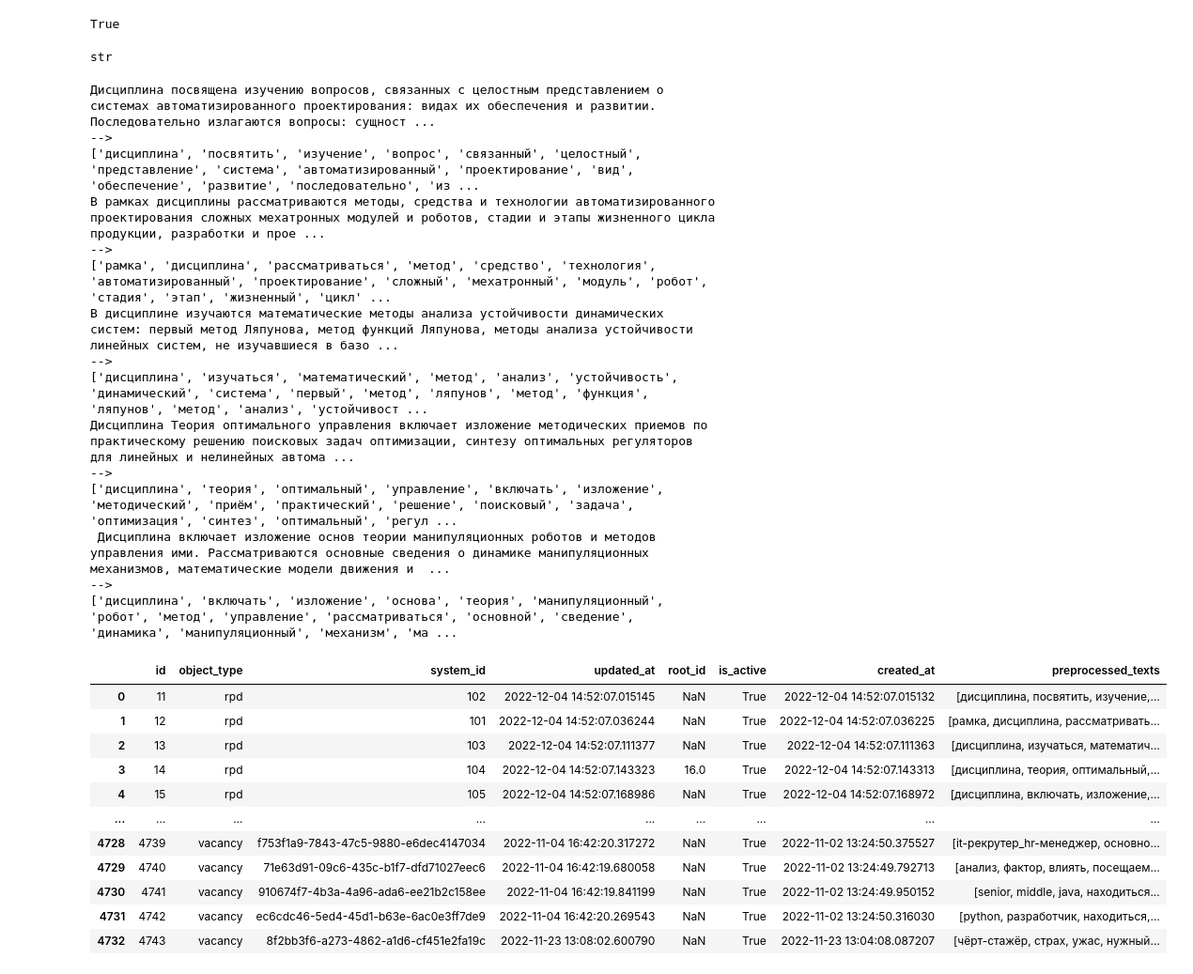
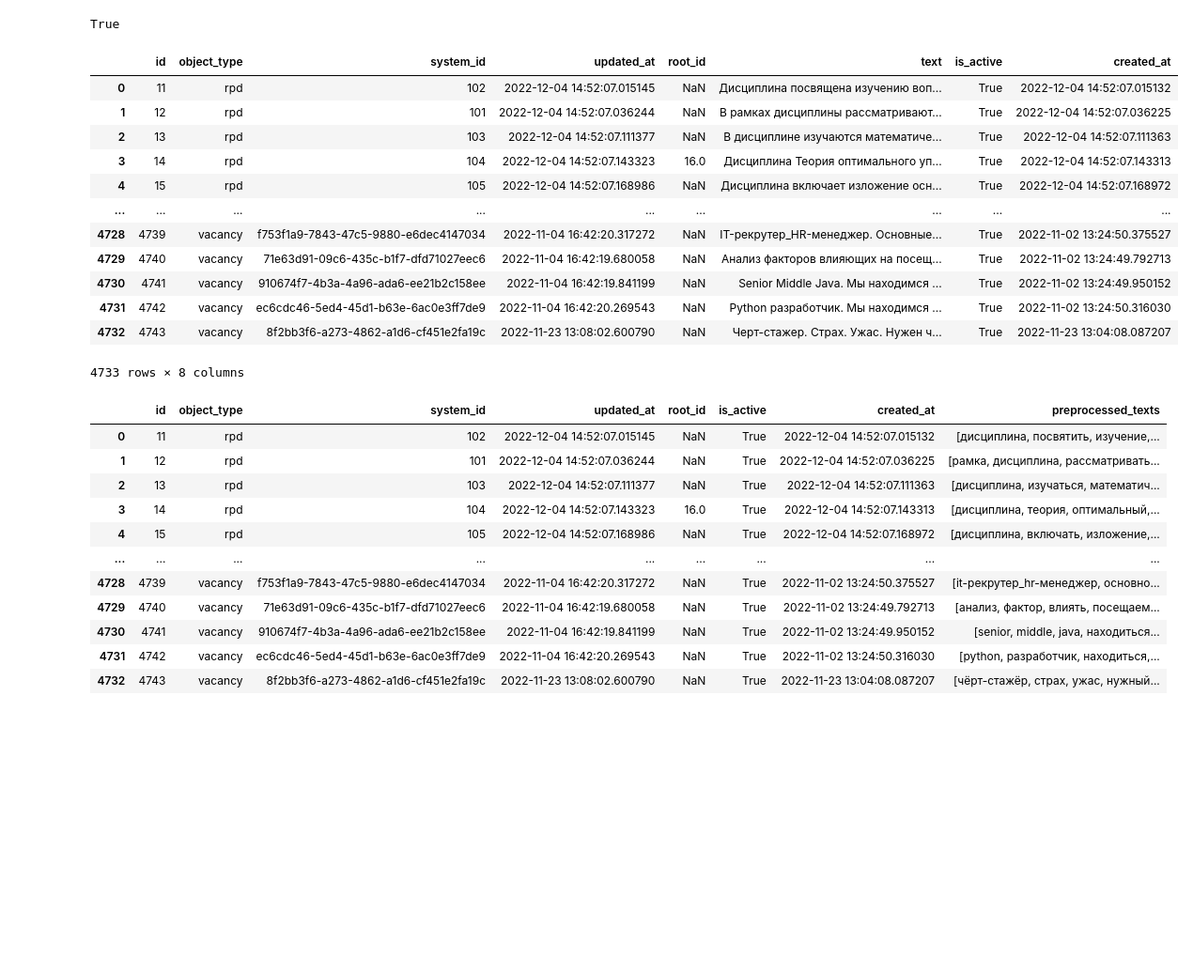
Before and after one commit to Andrexus23/Diploma-NLP, a Jupyter notebook: Notebooks/CompareDocs.ipynb, the cells around one changed output. Shown at 94% size. Drawn from its saved outputs; the diff is of its cells as text; code cells hidden in the pictures; blank space fills up the shorter version.

```diff
--- a/Notebooks/CompareDocs.ipynb
+++ b/Notebooks/CompareDocs.ipynb
@@ -66,32 +63,23 @@ rpds_df = pd.DataFrame(rpds)
 projects_df = pd.DataFrame(projects)
 # %%
 data_df = pd.DataFrame(data)
-# data_df
+data_df
+# %% [output]
+|  | id | object_type | system_id | updated_at | root_id | text | is_active | created_at |
+| 0 | 11 | rpd | 102 | 2022-12-04 14:52:07.015145 | NaN | Дисциплина посвящена изучению воп... | True | 2022-12-04 14:52:07.015132 |
+| 1 | 12 | rpd | 101 | 2022-12-04 14:52:07.036244 | NaN | В рамках дисциплины рассматривают... | True | 2022-12-04 14:52:07.036225 |
+| 2 | 13 | rpd | 103 | 2022-12-04 14:52:07.111377 | NaN | В дисциплине изучаются математиче... | True | 2022-12-04 14:52:07.111363 |
+| 3 | 14 | rpd | 104 | 2022-12-04 14:52:07.143323 | 16.0 | Дисциплина Теория оптимального уп... | True | 2022-12-04 14:52:07.143313 |
+| 4 | 15 | rpd | 105 | 2022-12-04 14:52:07.168986 | NaN | Дисциплина включает изложение осн... | True | 2022-12-04 14:52:07.168972 |
+| ... | ... | ... | ... | ... | ... | ... | ... | ... |
+| 4728 | 4739 | vacancy | f753f1a9-7843-47c5-9880-e6dec4147034 | 2022-11-04 16:42:20.317272 | NaN | IT-рекрутер_HR-менеджер. Основные... | True | 2022-11-02 13:24:50.375527 |
+| 4729 | 4740 | vacancy | 71e63d91-09c6-435c-b1f7-dfd71027eec6 | 2022-11-04 16:42:19.680058 | NaN | Анализ факторов влияющих на посещ... | True | 2022-11-02 13:24:49.792713 |
+| 4730 | 4741 | vacancy | 910674f7-4b3a-4a96-ada6-ee21b2c158ee | 2022-11-04 16:42:19.841199 | NaN | Senior Middle Java. Мы находимся ... | True | 2022-11-02 13:24:49.950152 |
+| 4731 | 4742 | vacancy | ec6cdc46-5ed4-45d1-b63e-6ac0e3ff7de9 | 2022-11-04 16:42:20.269543 | NaN | Python разработчик. Мы находимся ... | True | 2022-11-02 13:24:50.316030 |
+| 4732 | 4743 | vacancy | 8f2bb3f6-a273-4862-a1d6-cf451e2fa19c | 2022-11-23 13:08:02.600790 | NaN | Черт-стажер. Страх. Ужас. Нужен ч... | True | 2022-11-23 13:04:08.087207 |
+4733 rows × 8 columns
 # %%
 # data_df['preprocessed_texts'] = data_df.apply(lambda row: preprocess(row['text'], punctuation_marks, stop_words, morph), axis=1)
-type(data_df["text"][0])
-# %% [output]
-str
-# %%
-
-for i in range(0, 5):
-    print(f'{data_df["text"][i]}\n-->\n{preprocess(data_df["text"][i], stop_words, punctuation_marks, morph)}')
-# %% [output]
-Дисциплина посвящена изучению вопросов, связанных с целостным представлением о системах автоматизированного проектирования: видах их обеспечения и развитии. Последовательно излагаются вопросы: сущност ...
--->
-['дисциплина', 'посвятить', 'изучение', 'вопрос', 'связанный', 'целостный', 'представление', 'система', 'автоматизированный', 'проектирование', 'вид', 'обеспечение', 'развитие', 'последовательно', 'из ...
-В рамках дисциплины рассматриваются методы, средства и технологии автоматизированного проектирования сложных мехатронных модулей и роботов, стадии и этапы жизненного цикла продукции, разработки и прое ...
--->
-['рамка', 'дисциплина', 'рассматриваться', 'метод', 'средство', 'технология', 'автоматизированный', 'проектирование', 'сложный', 'мехатронный', 'модуль', 'робот', 'стадия', 'этап', 'жизненный', 'цикл' ...
-В дисциплине изучаются математические методы анализа устойчивости динамических систем: первый метод Ляпунова, метод функций Ляпунова, методы анализа устойчивости линейных систем, не изучавшиеся в базо ...
--->
-['дисциплина', 'изучаться', 'математический', 'метод', 'анализ', 'устойчивость', 'динамический', 'система', 'первый', 'метод', 'ляпунов', 'метод', 'функция', 'ляпунов', 'метод', 'анализ', 'устойчивост ...
-Дисциплина Теория оптимального управления включает изложение методических приемов по практическому решению поисковых задач оптимизации, синтезу оптимальных регуляторов для линейных и нелинейных автома ...
--->
-['дисциплина', 'теория', 'оптимальный', 'управление', 'включать', 'изложение', 'методический', 'приём', 'практический', 'решение', 'поисковый', 'задача', 'оптимизация', 'синтез', 'оптимальный', 'регул ...
- Дисциплина включает изложение основ теории манипуляционных роботов и методов управления ими. Рассматриваются основные сведения о динамике манипуляционных механизмов, математические модели движения и  ...
--->
-['дисциплина', 'включать', 'изложение', 'основа', 'теория', 'манипуляционный', 'робот', 'метод', 'управление', 'рассматриваться', 'основной', 'сведение', 'динамика', 'манипуляционный', 'механизм', 'ма ...
 # %%
 path = '../data/preprocessed_documents.json'
 file = open(path)
```
Also changed, not shown: parts of 11 cells of this notebook, 1 other file.
